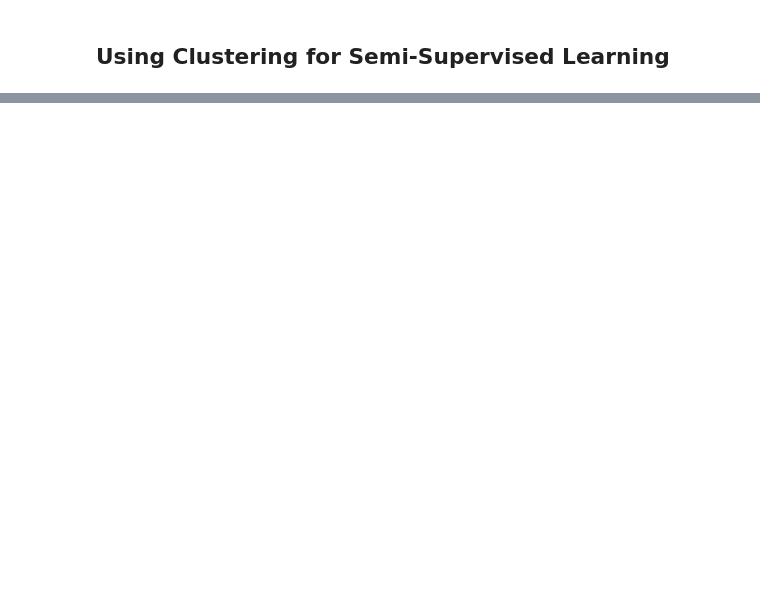
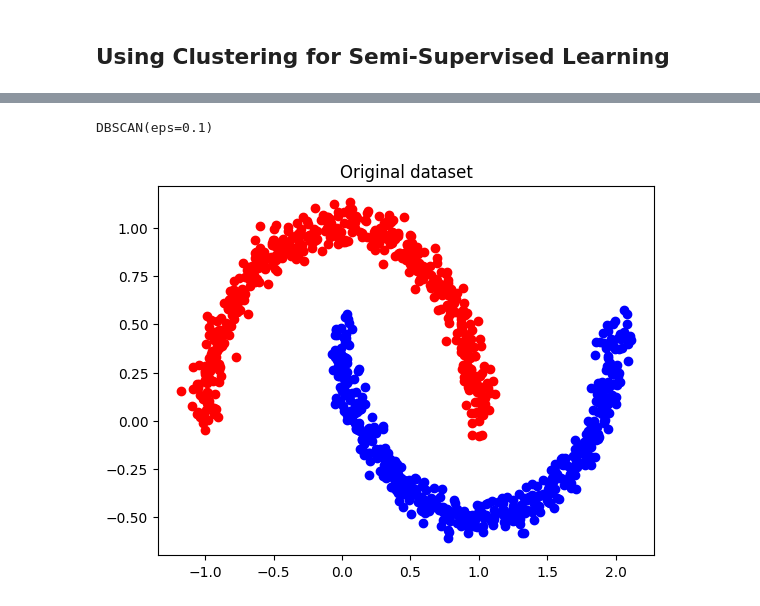
Before and after one commit to Thoalfeqar-gata/Hands-on-machine-learing-, a Jupyter notebook: Unsupervised Learning/main.ipynb, the cells around one changed output, grey strips where cells are left out. Drawn from its saved outputs; the diff is of its cells as text; code cells hidden in the pictures; blank space fills up the shorter version.

Commit message:
Finished DBSCAN

```diff
--- a/Unsupervised Learning/main.ipynb
+++ b/Unsupervised Learning/main.ipynb
@@ -346,0 +406,16 @@ grid_clf.best_params_
+# %%
+from sklearn.cluster import DBSCAN
+from sklearn.datasets import make_moons
+
+X, y = make_moons(n_samples = 1000, noise = 0.05)
+dbscan = DBSCAN(eps = 0.1, min_samples = 5)
+dbscan.fit(X)
+# %% [output]
+DBSCAN(eps=0.1)
+# %%
+plt.scatter(X[y == 0, 0], X[y == 0, 1], color = 'r')
+plt.scatter(X[y == 1, 0], X[y == 1, 1], color = 'b')
+plt.title('Original dataset')
+plt.show()
+# %% [output]
+[figure, added]
```
Also changed, not shown: parts of 35 cells of this notebook.
